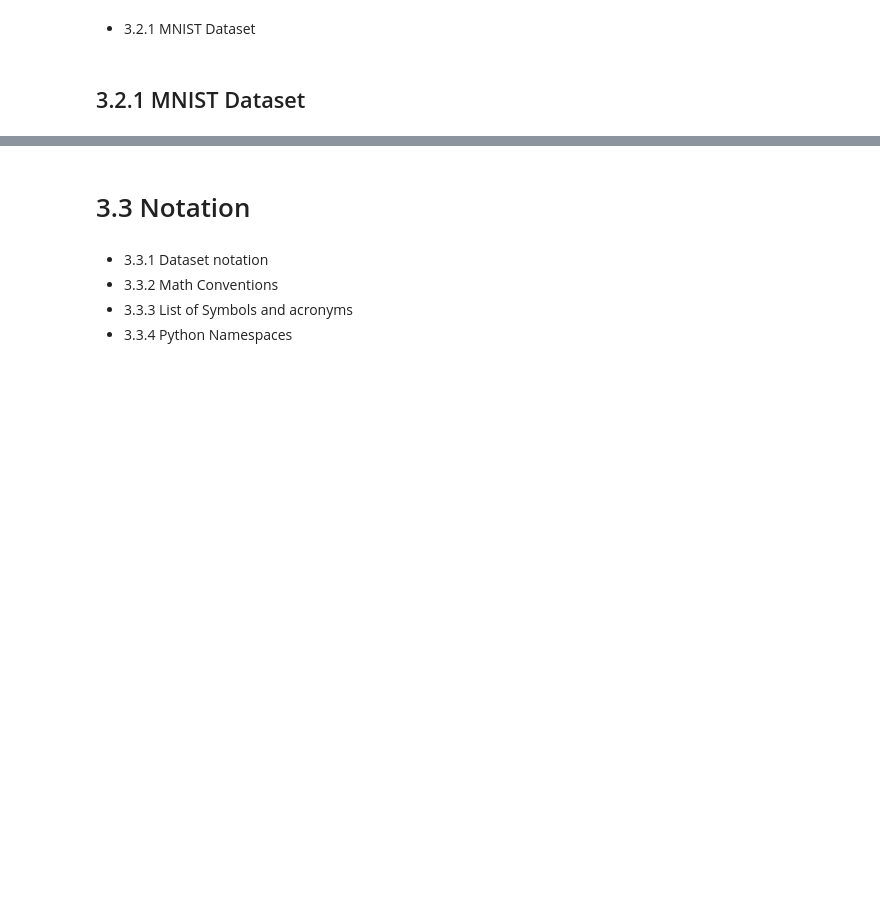
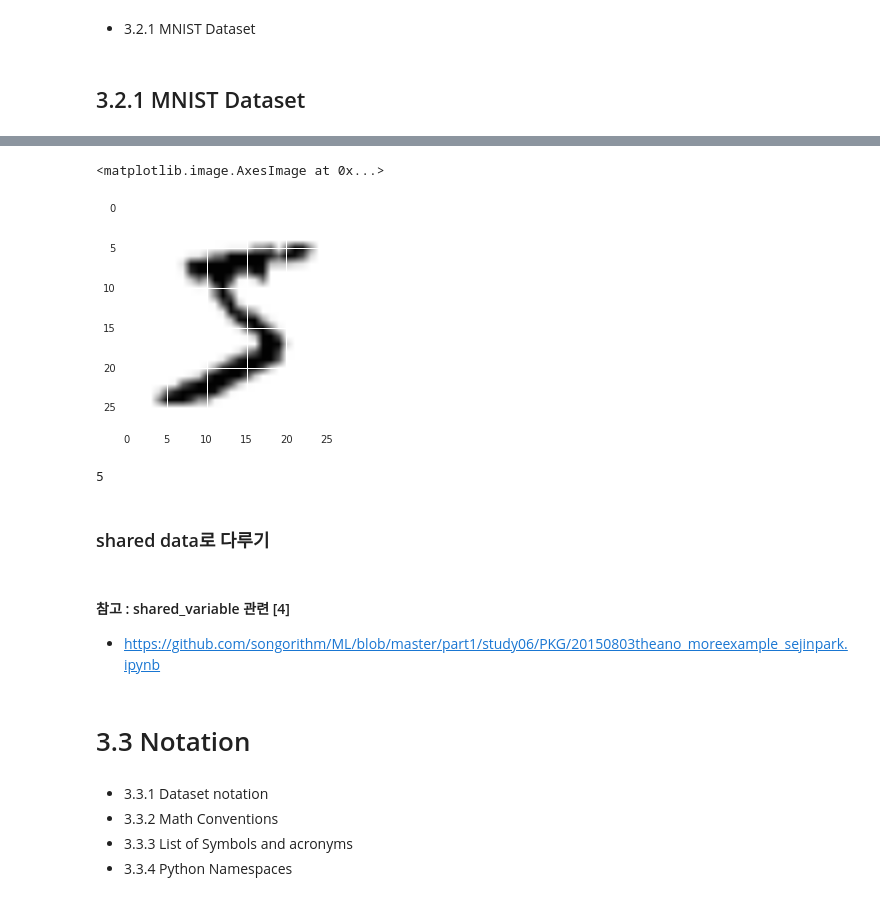
Before and after one commit to songorithm/ML, a Jupyter notebook: part3/pkg/theano/ch03/3_Getting_Started.ipynb, the cells around one changed output, grey strips where cells are left out. Cells and saved outputs as stored; diff of their text form; code cells hidden in the pictures; blank space fills up the shorter version.

```diff
--- a/part3/pkg/theano/ch03/3_Getting_Started.ipynb
+++ b/part3/pkg/theano/ch03/3_Getting_Started.ipynb
@@ -143,0 +244,3 @@ f.close()
+# %%
+x_tr = train_set[0]
+y_tr = train_set[1]
@@ -143,0 +255,2 @@ f.close()
+# %%
+x = x_tr[0]
@@ -143,0 +265,2 @@ f.close()
+# %%
+x.shape = (28,28)
@@ -144,3 +274,18 @@ f.close()
+# %%
+plt.imshow(x)
+# %% [output]
+<matplotlib.image.AxesImage at 0x...>
+[figure, added]
+# %%
+y = y_tr[0]
+y
+# %% [output]
+5
+# %% [markdown]
+### shared data로 다루기
+# %% [markdown]
+#### 참고 : shared_variable 관련 [4]
+* https://github.com/songorithm/ML/blob/master/part1/study06/PKG/20150803theano_moreexample_sejinpark.ipynb
 # %%
 def shared_dataset(data_xy):
     """ Function that loads the dataset into shared variables
```
Also changed, not shown: parts of 60 cells of this notebook.
